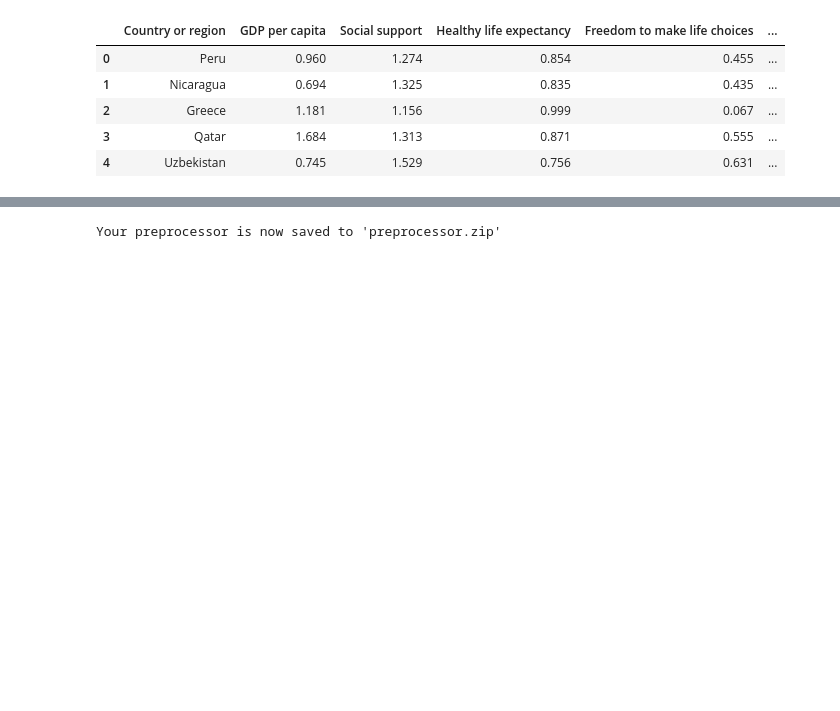
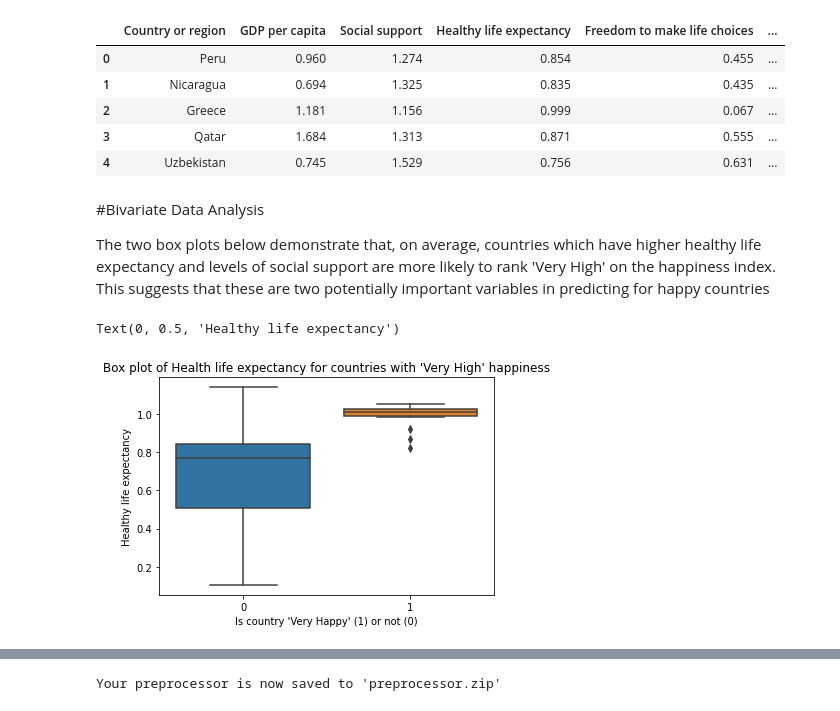
Before and after one commit to halfbakedem/Projects-in-advanced-ML, a Jupyter notebook: ML_HW1.ipynb, the cells around one changed output, grey strips where cells are left out. Saved outputs shown, nothing was run; the diff lists cells and outputs as text; code cells hidden in the pictures; blank space fills up the shorter version.

```diff
--- a/ML_HW1.ipynb
+++ b/ML_HW1.ipynb
@@ -58,3 +58,21 @@ X_train.head()
 | 2 | Greece | 1.181 | 1.156 | 0.999 | 0.067 | ... |
 | 3 | Qatar | 1.684 | 1.313 | 0.871 | 0.555 | ... |
 | 4 | Uzbekistan | 0.745 | 1.529 | 0.756 | 0.631 | ... |
+# %% [markdown]
+#Bivariate Data Analysis
+
+The two box plots below demonstrate that, on average, countries which have higher healthy life expectancy and levels of social support are more likely to rank 'Very High' on the happiness index. This suggests that these are two potentially important variables in predicting for happy countries
+# %%
+import seaborn as sns
+
+df = pd.concat([y_train, X_train], axis=1, join='inner')
+
+sns.boxplot(data=df, x="Very High", y="Healthy life expectancy")
+# add a title
+plt.title("Box plot of Health life expectancy for countries with 'Very High' happiness")
+# add a label to the x/y-axis
+plt.xlabel("Is country 'Very Happy' (1) or not (0)")
+plt.ylabel("Healthy life expectancy")
+# %% [output]
+Text(0, 0.5, 'Healthy life expectancy')
+[figure, added]
```
Also changed, not shown: parts of 14 cells of this notebook.
